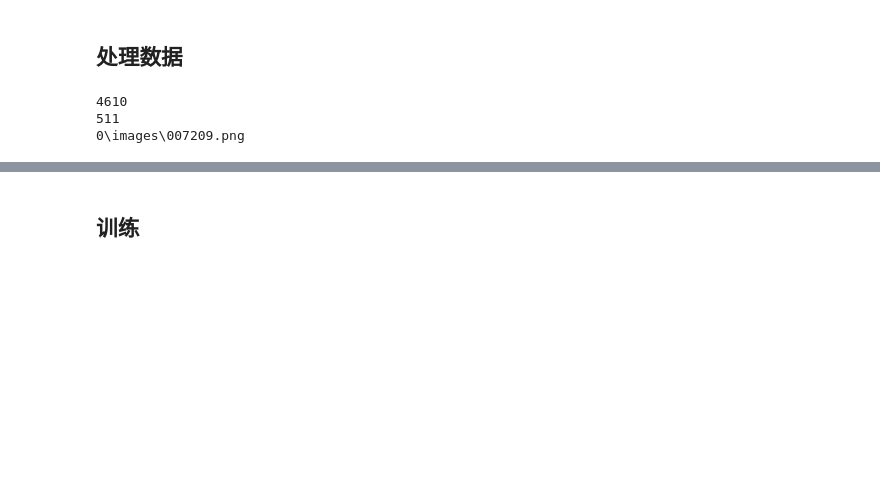
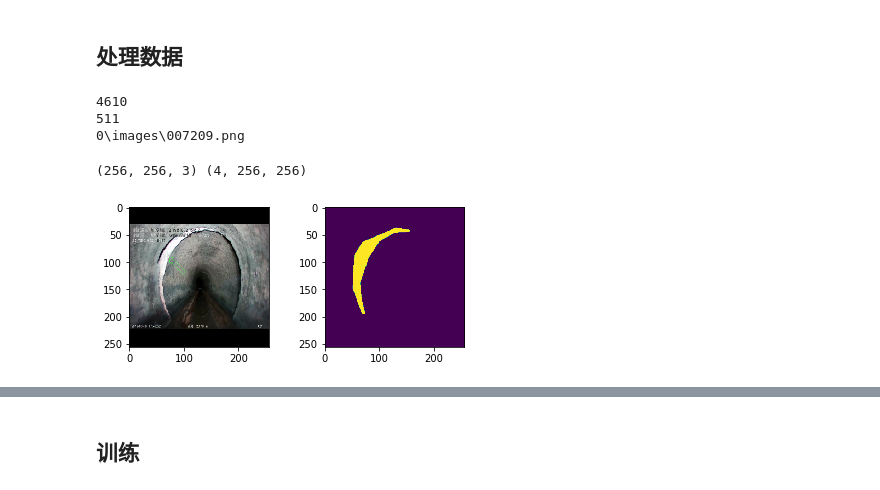
Before and after one commit to YTMartian/pytorch-U-Net, a Jupyter notebook: unet-pytorch.ipynb, the cells around one changed output, grey strips where cells are left out. Drawn from its saved outputs; the diff is of its cells as text; code cells hidden in the pictures; blank space fills up the shorter version.

```diff
--- a/unet-pytorch.ipynb
+++ b/unet-pytorch.ipynb
@@ -159,17 +159,20 @@ class MyDataset(Dataset):
 
         return image, mask
 # %%
-d=MyDataset(ids=train_ids,data_path=data_path, image_size=image_size)
-x,y=d.__getitem__(13)
+d=MyDataset(ids=train_ids[:10],data_path=data_path, image_size=image_size)
+x,y=d.__getitem__(0)
 print(x.shape,y.shape)
 fig = plt.figure()
 fig.subplots_adjust(hspace=0.4, wspace=0.4)
 ax = fig.add_subplot(1, 2, 1)
 ax.imshow(x)
 ax = fig.add_subplot(1, 2, 2)
-ax.imshow(y)
+ax.imshow(y[0])
 # plt.savefig("result.jpg", dpi=300, bbox_inches='tight')
 plt.show()
+# %% [output]
+(256, 256, 3) (4, 256, 256)
+[figure, added]
 # %%
 
 trans = transforms.Compose([
```
Also changed, not shown: parts of 1 cell of this notebook, 2 other files.
